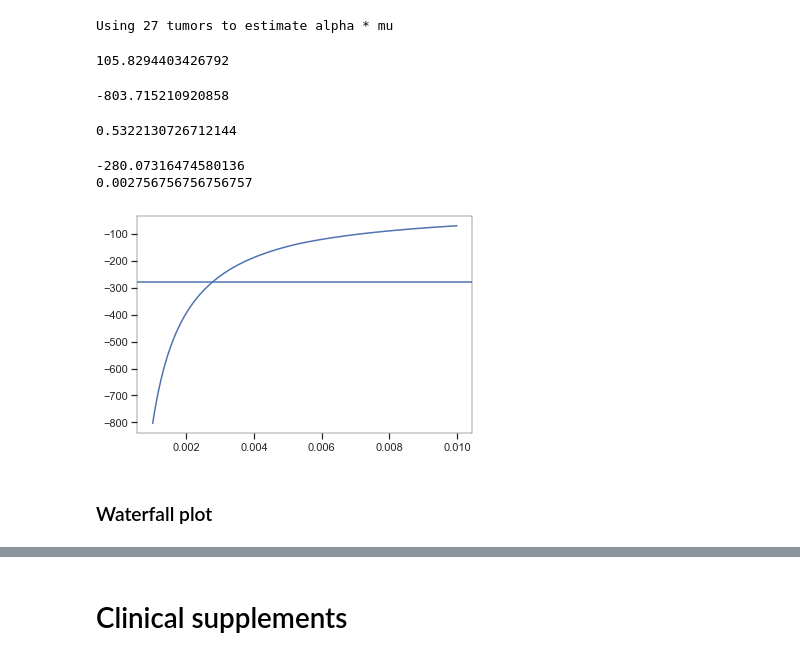
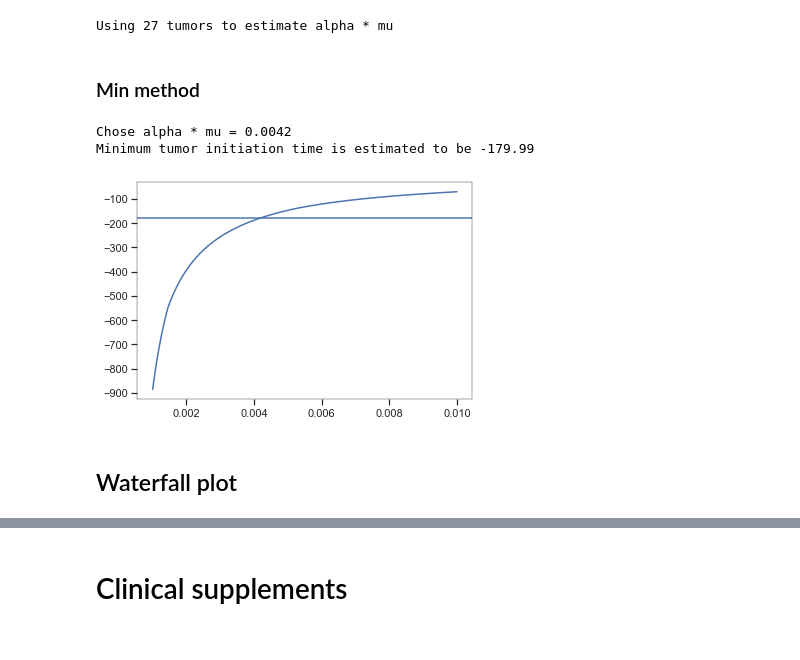
Before and after one commit to danmonyak/EpiClockNBL, a Jupyter notebook: Analysis/Analysis.ipynb, the cells around one changed output, grey strips where cells are left out. Drawn from its saved outputs; the diff is of its cells as text; code cells hidden in the pictures.

```diff
--- a/Analysis/Analysis.ipynb
+++ b/Analysis/Analysis.ipynb
@@ -30,7 +28,7 @@ clinical = {}
 c_beta = pd.read_table(os.path.join(c_beta_dir, 'NBL.c_beta.txt'), index_col=0, header=None).squeeze('columns')
 LUMP_purity = pd.read_table(os.path.join(proj_dir, 'LUMP_purity.txt'), index_col=0, header=None).squeeze('columns')
 # %%
-GMM_results_TARGET = pd.read_csv(os.path.join(pc_consts['repo_dir'], 'Gaussian Mixture Model', 'TARGET_tumor_params_GMM_summary.csv'), index_col=0)
+GMM_results_TARGET = pd.read_csv(os.path.join(pc_consts['repo_dir'], 'Gaussian Mixture Model', 'TARGET.GMM_results.csv'), index_col=0)
 GMM_results_TARGET.index = GMM_results_TARGET.index.map(lambda x:x.replace('.', '-'))
 
-GMM_results_Henrich = pd.read_csv(os.path.join(pc_consts['repo_dir'], 'Gaussian Mixture Model', 'Heinrich_tumor_params_GMM_summary.csv'), index_col=0)
+GMM_results_Henrich = pd.read_csv(os.path.join(pc_consts['repo_dir'], 'Gaussian Mixture Model', 'Henrich.GMM_results.csv'), index_col=0)
@@ -57,8 +60,11 @@ assert not clinical['TARGET']['Age'].astype(float).isna().any()
 clinical['TARGET']['Age >= 1.5'] = (clinical['TARGET']['Age'] >= 1.5).map(lambda x:'Age >= 1.5 years' if x else 'Age < 1.5 years')
 # clinical['TARGET']['Age >= 1.5'] = clinical['TARGET']['Age'].map(ageStratify)
 
+# Reformat string
+clinical['TARGET']['cog_neuroblastoma_risk_group'] = clinical['TARGET']['cog_neuroblastoma_risk_group'].map(lambda x:x.capitalize())
+
 # Add GMM phi
-clinical['TARGET'] = clinical['TARGET'].merge(GMM_results_TARGET['phi_mean'].rename('phi'), left_on='sampleID', right_index=True)
+clinical['TARGET'] = clinical['TARGET'].merge(GMM_results_TARGET['phi.mean'].rename('phi'), left_on='sampleID', right_index=True)
 
 clinical['TARGET'].to_csv(os.path.join(proj_dir, 'clinical.annotated.tsv'), sep='\t')
 # %%
@@ -67,10 +73,12 @@ clinical['Henrich'] = pd.read_table(
     os.path.join(pc_consts['official_indir'], 'Henrich', 'sample_annotations_clean.txt'), index_col='Sample_geo_accession'
 )
 
+# Reformat strings
 clinical['Henrich']['inss stage'] = 'Stage ' + clinical['Henrich']['inss stage'].astype(str)
 clinical['Henrich']['inss stage'] = clinical['Henrich']['inss stage'].map(lambda x:'Stage 2' if x in['Stage 2.1', 'Stage 2.2'] else x)
 clinical['Henrich']['age at diagnosis'] = clinical['Henrich']['age at diagnosis'].map({'>=1.5 years':'Age >= 1.5 years', '<1.5 years':'Age < 1.5 years'})
+clinical['Henrich']['current risk category'] = clinical['Henrich']['current risk category'].map(lambda x:x.replace('-', ' ').capitalize())
 
 # Add GMM phi
-clinical['Henrich'] = clinical['Henrich'].merge(GMM_results_Henrich['phi_mean'].rename('phi'), left_index=True, right_index=True)
+clinical['Henrich'] = clinical['Henrich'].merge(GMM_results_Henrich['phi.mean'].rename('phi'), left_index=True, right_index=True)
 # %%
@@ -459,2 +375,0 @@ Name: Age, Length: 151, dtype: float64
-# %%
-clinical['TARGET']['Clock estimate'] = -np.log(1 - 2*clinical['TARGET']['c_beta']) / 2
@@ -503,42 +391,41 @@ approx_avg_calAge = clinical[dataset].loc[young_tumors]['age_at_diagnosis'].mean
 alpha_mu = clinical[dataset].loc[young_tumors]['phi'].mean() / approx_avg_calAge
 # %% [output]
 Using 27 tumors to estimate alpha * mu
-# %%
-clinical[dataset]['calendar_age'].min()
-# %% [output]
-105.8294403426792
-# %%
-np.min(clinical[dataset].loc[young_tumors]['age_at_diagnosis'] - clinical[dataset].loc[young_tumors]['phi'] / 0.001)
-# %% [output]
--803.715210920858
-# %%
-clinical['TARGET'].loc[young_tumors, 'calendar_age_years'].mean()
-# %% [output]
-0.5322130726712144
+# %% [markdown]
+### Min method
 # %%
-MIN_DAYS_BEFORE_BIRTH = 40 * 7
+dataset = 'TARGET'
+MIN_INITIATION_TIME = -180
+age_day_limit = 80
 
-alpha_mu_vals = np.linspace(1e-3, 1e-2, 1000)
-min_tumor_birth_time_vals = []
+# Determine alpha * mu value such that the the minimum initiation time is -180 days
+alpha_mu_vals = np.linspace(1e-3, 1e-2, 10000)
+min_tumor_init_time_vals = []
+# young_tumors = clinical[dataset].index[clinical[dataset]['age_at_diagnosis'] <= age_day_limit]
+young_tumors = clinical[dataset].index
 for alpha_mu_i in alpha_mu_vals:
-    min_tumor_birth_time_vals.append(
-        np.min(clinical[dataset].loc[young_tumors]['age_at_diagnosis'] - clinical[dataset].loc[young_tumors]['phi'] / alpha_mu_i)
+    # Initation is patient age
+    initiation_times = clinical[dataset].loc[young_tumors]['age_at_diagnosis'] - clinical[dataset].loc[young_tumors]['phi'] / alpha_mu_i
+    min_tumor_init_time_vals.append(
+        np.min(initiation_times)
     )
 
-sns.lineplot(x=alpha_mu_vals, y=min_tumor_birth_time_vals)
-plt.axhline(y=-MIN_DAYS_BEFORE_BIRTH)
+sns.lineplot(x=alpha_mu_vals, y=min_tumor_init_time_vals)
+plt.axhline(y=MIN_INITIATION_TIME)
 
-min_tumor_birth_time_vals = np.array(min_tumor_birth_time_vals)
-min_idx = np.argmin(np.abs(min_tumor_birth_time_vals - (-MIN_DAYS_BEFORE_BIRTH)))
-print(min_tumor_birth_time_vals[min_idx])
+min_tumor_init_time_vals = np.array(min_tumor_init_time_vals)
+min_idx = np.argmin(np.abs(min_tumor_init_time_vals - MIN_INITIATION_TIME))
+
+# Choose ideal value of alpha * mu
 alpha_mu = alpha_mu_vals[min_idx]
-print(alpha_mu)
+print(f'Chose alpha * mu = {alpha_mu:.4f}')
+print(f'Minimum tumor initiation time is estimated to be {min_tumor_init_time_vals[min_idx]:.2f}')
 # %% [output]
--280.07316474580136
-0.002756756756756757
+Chose alpha * mu = 0.0042
+Minimum tumor initiation time is estimated to be -179.99
-[figure, old version]
+[figure, new version]
 # %% [markdown]
-### Waterfall plot
+## Waterfall plot
 # %%
 # clinical['TARGET'] = pd.read_csv('/Users/danielmonyak/Library/CloudStorage/Box-Box/PROJECT 06023: MolClocks/Neuroblastoma_Paper/0. PAPER/2. Figures/forDan.csv', index_col=0)
 clinical['TARGET']['Stage 4'] = (clinical['TARGET']['inss_stage'] == 'Stage 4').map(lambda x:'Stage 4' if x else 'Stage 1, 3, or 4S')
```
Also changed, not shown: parts of 39 cells of this notebook.
